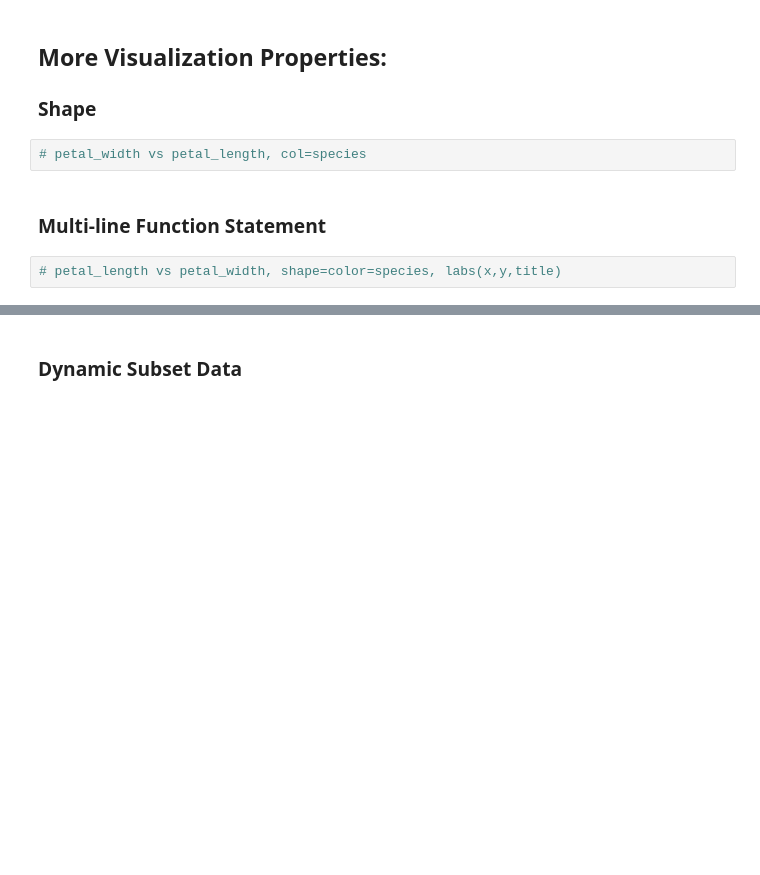
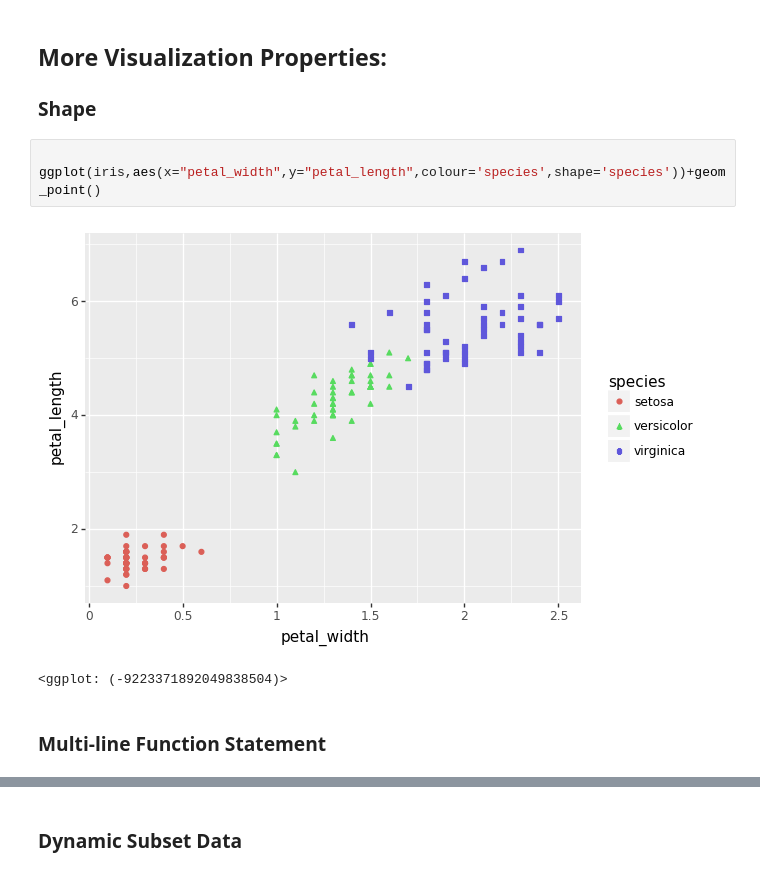
Before and after one commit to h3amza/CPSC392, a Jupyter notebook: Lectures/06-VisualizationsII.ipynb, the cells around one changed output, grey strips where cells are left out. Saved outputs shown, nothing was run; the diff lists cells and outputs as text; blank space fills up the shorter version.

```diff
--- a/Lectures/06-VisualizationsII.ipynb
+++ b/Lectures/06-VisualizationsII.ipynb
@@ -23,9 +42,11 @@ iris.head()
 ## More Visualization Properties:
 
 ### Shape
-# %%
-# petal_width vs petal_length, col=species
+# %%
+
+ggplot(iris,aes(x="petal_width",y="petal_length",colour='species',shape='species'))+geom_point()
+# %% [output]
+[figure, added]
+<ggplot: (-9223371892049838504)>
 # %% [markdown]
 ### Multi-line Function Statement
-# %%
-# petal_length vs petal_width, shape=color=species, labs(x,y,title)
```
Also changed, not shown: parts of 24 cells of this notebook.
